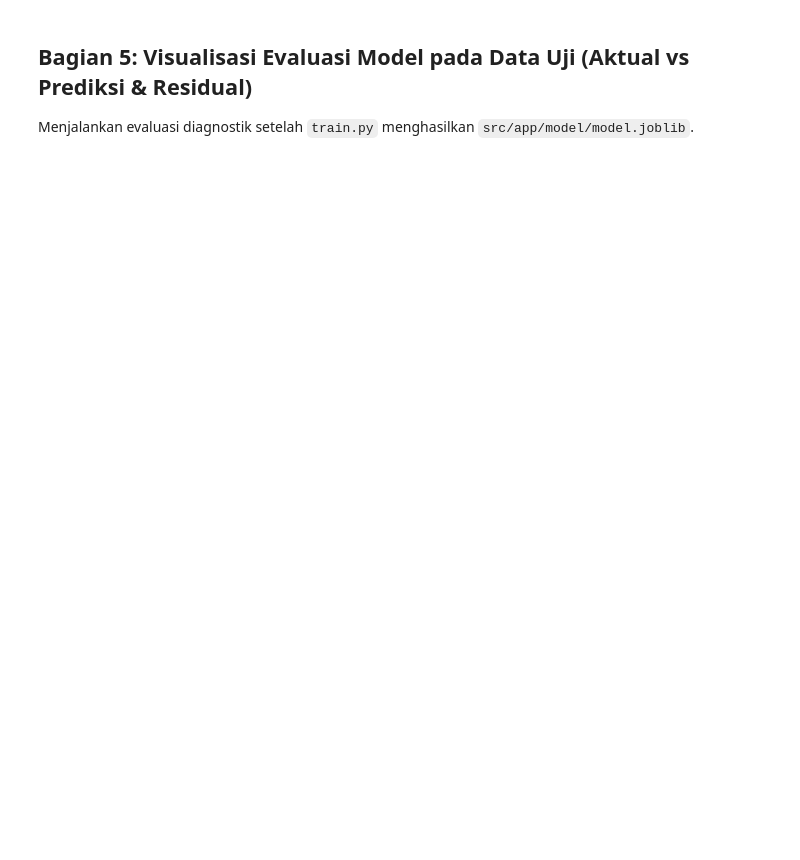
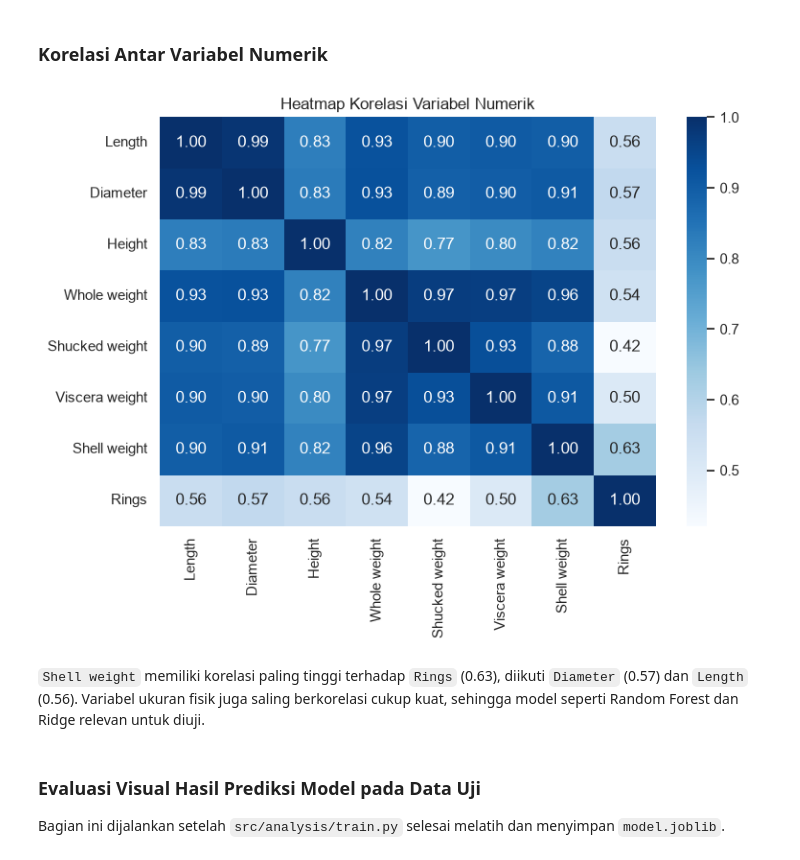
Before and after one commit to HaryantiPujiAstuti/uas-komputasi-awan-kelompok-2, a Jupyter notebook: src/analysis/eda_v2.ipynb, the cells around one changed output. Saved outputs shown, nothing was run; the diff lists cells and outputs as text; code cells hidden in the pictures; blank space fills up the shorter version.

```diff
--- a/src/analysis/eda_v2.ipynb
+++ b/src/analysis/eda_v2.ipynb
@@ -118,8 +148,14 @@ Melihat fitur fisik mana yang memiliki korelasi paling kuat dengan target `Rings
+# %% [markdown]
+### Korelasi Antar Variabel Numerik
 # %%
-plt.figure(figsize=(9, 7))
-corr_matrix = df.select_dtypes(include=[np.number]).corr()
-sns.heatmap(corr_matrix, annot=True, fmt=".2f", cmap="YlGnBu", square=True)
-plt.title("Matriks Korelasi Pearson Variabel Numerik Abalone")
+plt.figure(figsize=(8, 6))
+korelasi = df.drop(columns=["Sex"]).corr()
+sns.heatmap(korelasi, annot=True, fmt=".2f", cmap="Blues")
+plt.title("Heatmap Korelasi Variabel Numerik")
 plt.tight_layout()
 plt.savefig("docs/evidence/eda_korelasi.png", dpi=150)
 plt.show()
+# %% [output]
+[figure, added]
+# %% [markdown]
+`Shell weight` memiliki korelasi paling tinggi terhadap `Rings` (0.63), diikuti `Diameter` (0.57) dan `Length` (0.56). Variabel ukuran fisik juga saling berkorelasi cukup kuat, sehingga model seperti Random Forest dan Ridge relevan untuk diuji.
@@ -126,6 +166,6 @@ plt.show()
 # %% [markdown]
-## Bagian 5: Visualisasi Evaluasi Model pada Data Uji (Aktual vs Prediksi & Residual)
-Menjalankan evaluasi diagnostik setelah `train.py` menghasilkan `src/app/model/model.joblib`.
+### Evaluasi Visual Hasil Prediksi Model pada Data Uji
+Bagian ini dijalankan setelah `src/analysis/train.py` selesai melatih dan menyimpan `model.joblib`.
 # %%
 import joblib
 from sklearn.model_selection import train_test_split
```
Also changed, not shown: parts of 21 cells of this notebook, 4 other files.
